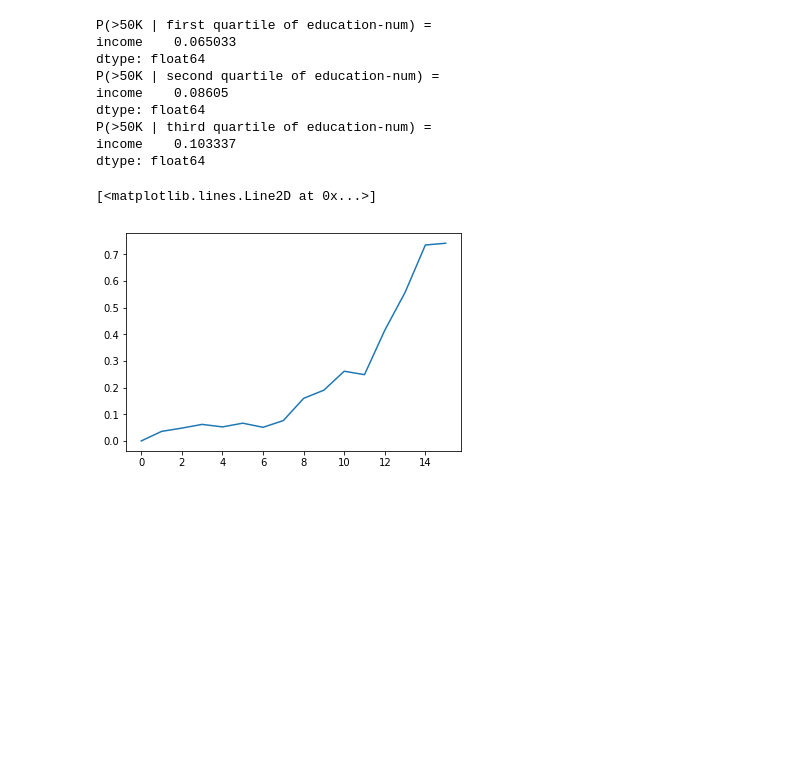
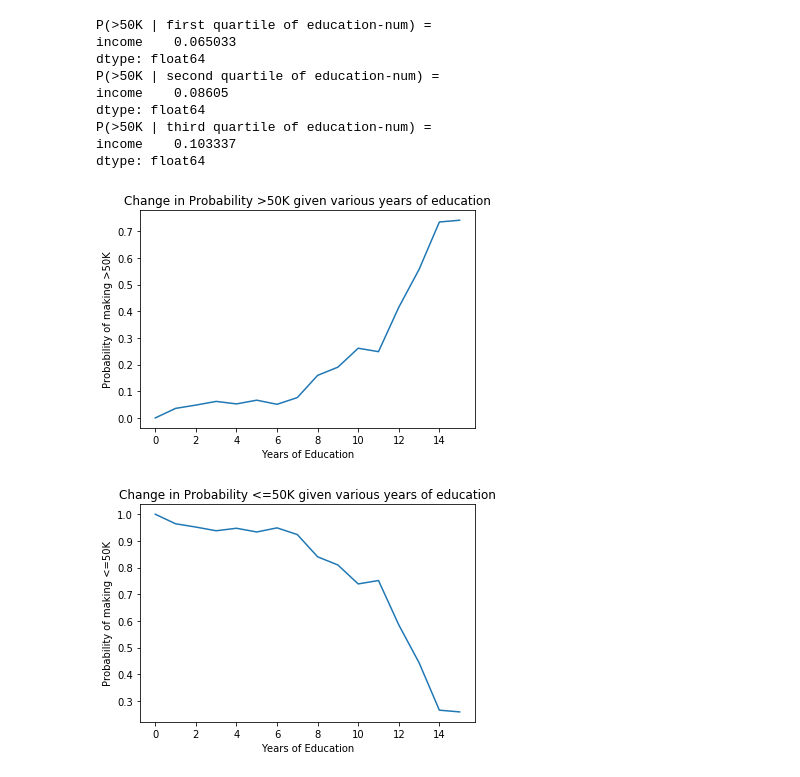
Before and after one commit to spa542/COSC311, a Jupyter notebook: Lab4/Lab4.ipynb, the cells around one changed output. Saved outputs shown, nothing was run; the diff lists cells and outputs as text; code cells hidden in the pictures; blank space fills up the shorter version.

```diff
--- a/Lab4/Lab4.ipynb
+++ b/Lab4/Lab4.ipynb
@@ -75,19 +75,40 @@ dtype: float64
 # %%
 # iii.
 # Plot the change in probability that a person makes more and less than $50K given their years of education
 plot_prob_data = adult_data[['education-num', 'income']]
 greater_data = plot_prob_data[plot_prob_data['income'] == '>50K']
 plot_intersection = greater_data.groupby(by='education-num').count()
 ed_data = plot_prob_data.groupby(by='education-num').count()
 plot_intersection = plot_intersection.reset_index()
 ed_data = ed_data.reset_index()
 top = [i[1]['income'] for i in plot_intersection.iterrows()]
 bottom = [i[1]['income'] for i in ed_data.iterrows()]
 top.insert(0,0)
 y_values = [i / j for i,j in zip(top, bottom)]
 x_values = [i for i in range(0, 16)]
 
 plt.plot(x_values, y_values)
+plt.title('Change in Probability >50K given various years of education')
+plt.xlabel('Years of Education')
+plt.ylabel('Probability of making >50K')
+plt.show()
+
+plot_prob_data = adult_data[['education-num', 'income']]
+lesser_data = plot_prob_data[plot_prob_data['income'] == '<=50K']
+plot_intersection = lesser_data.groupby(by='education-num').count()
+ed_data = plot_prob_data.groupby(by='education-num').count()
+plot_intersection = plot_intersection.reset_index()
+ed_data = ed_data.reset_index()
+top = [i[1]['income'] for i in plot_intersection.iterrows()]
+bottom = [i[1]['income'] for i in ed_data.iterrows()]
+y_values = [i / j for i,j in zip(top, bottom)]
+x_values = [i for i in range(0, 16)]
+
+plt.plot(x_values, y_values)
+plt.title('Change in Probability <=50K given various years of education')
+plt.xlabel('Years of Education')
+plt.ylabel('Probability of making <=50K')
+plt.show()
 # %% [output]
-[<matplotlib.lines.Line2D at 0x...>]
-[figure, old version]
+[figure, new version]
+[figure, added]
```
Also changed, not shown: parts of 7 cells of this notebook.
